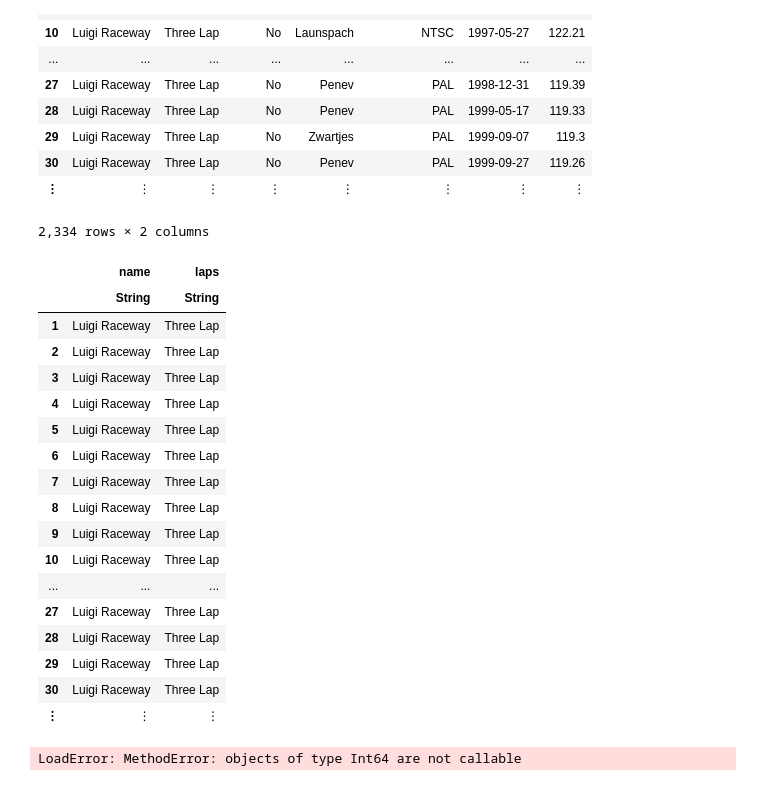
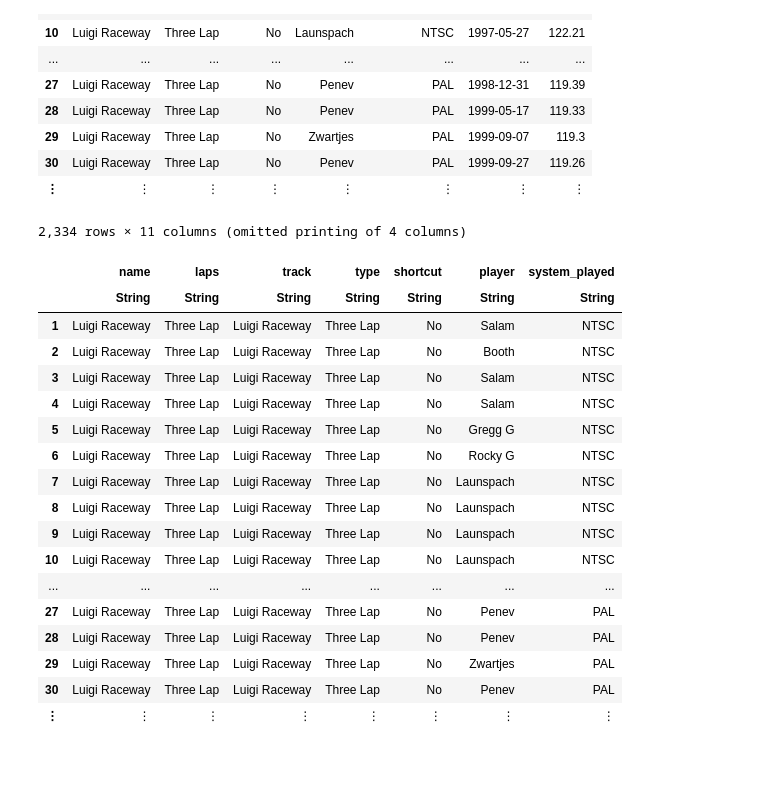
Before and after one commit to kyla-mcconnell/juliaR, a Jupyter notebook: Julia for R Lovers 1.ipynb, the cells around one changed output. Drawn from its saved outputs; the diff is of its cells as text; code cells hidden in the pictures.

```diff
--- a/Julia for R Lovers 1.ipynb
+++ b/Julia for R Lovers 1.ipynb
@@ -398,29 +447,24 @@ select(kart, Not(:time_period))
 | 30 | Luigi Raceway | Three Lap | No | Penev | PAL | 1999-09-27 | 119.26 |
 | ⋮ | ⋮ | ⋮ | ⋮ | ⋮ | ⋮ | ⋮ | ⋮ |
 # %%
-select(kart, :track => :name, :type => :laps)
+select(kart, :track => :name, :type => :laps, :)
 # %% [output]
-2,334 rows × 2 columns
+2,334 rows × 11 columns (omitted printing of 4 columns)
-|  | name | laps |
-|  | String | String |
-| 1 | Luigi Raceway | Three Lap |
-| 2 | Luigi Raceway | Three Lap |
-| 3 | Luigi Raceway | Three Lap |
-| 4 | Luigi Raceway | Three Lap |
-| 5 | Luigi Raceway | Three Lap |
-| 6 | Luigi Raceway | Three Lap |
-| 7 | Luigi Raceway | Three Lap |
-| 8 | Luigi Raceway | Three Lap |
-| 9 | Luigi Raceway | Three Lap |
-| 10 | Luigi Raceway | Three Lap |
-| ... | ... | ... |
-| 27 | Luigi Raceway | Three Lap |
-| 28 | Luigi Raceway | Three Lap |
-| 29 | Luigi Raceway | Three Lap |
-| 30 | Luigi Raceway | Three Lap |
-| ⋮ | ⋮ | ⋮ |
+|  | name | laps | track | type | shortcut | player | system_played |
+|  | String | String | String | String | String | String | String |
+| 1 | Luigi Raceway | Three Lap | Luigi Raceway | Three Lap | No | Salam | NTSC |
+| 2 | Luigi Raceway | Three Lap | Luigi Raceway | Three Lap | No | Booth | NTSC |
+| 3 | Luigi Raceway | Three Lap | Luigi Raceway | Three Lap | No | Salam | NTSC |
+| 4 | Luigi Raceway | Three Lap | Luigi Raceway | Three Lap | No | Salam | NTSC |
+| 5 | Luigi Raceway | Three Lap | Luigi Raceway | Three Lap | No | Gregg G | NTSC |
+| 6 | Luigi Raceway | Three Lap | Luigi Raceway | Three Lap | No | Rocky G | NTSC |
+| 7 | Luigi Raceway | Three Lap | Luigi Raceway | Three Lap | No | Launspach | NTSC |
+| 8 | Luigi Raceway | Three Lap | Luigi Raceway | Three Lap | No | Launspach | NTSC |
+| 9 | Luigi Raceway | Three Lap | Luigi Raceway | Three Lap | No | Launspach | NTSC |
+| 10 | Luigi Raceway | Three Lap | Luigi Raceway | Three Lap | No | Launspach | NTSC |
+| ... | ... | ... | ... | ... | ... | ... | ... |
+| 27 | Luigi Raceway | Three Lap | Luigi Raceway | Three Lap | No | Penev | PAL |
+| 28 | Luigi Raceway | Three Lap | Luigi Raceway | Three Lap | No | Penev | PAL |
+| 29 | Luigi Raceway | Three Lap | Luigi Raceway | Three Lap | No | Zwartjes | PAL |
+| 30 | Luigi Raceway | Three Lap | Luigi Raceway | Three Lap | No | Penev | PAL |
+| ⋮ | ⋮ | ⋮ | ⋮ | ⋮ | ⋮ | ⋮ | ⋮ |
-# %%
-transform(kart, :track => :name, :type => :laps) |>
-first(5)
-# %% [output]
-LoadError: MethodError: objects of type Int64 are not callable
```
Also changed, not shown: parts of 44 cells of this notebook, 4 other files.
